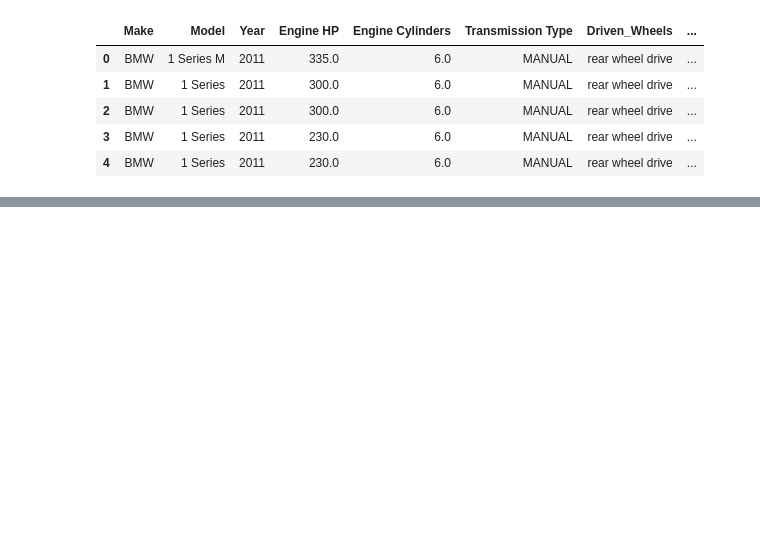
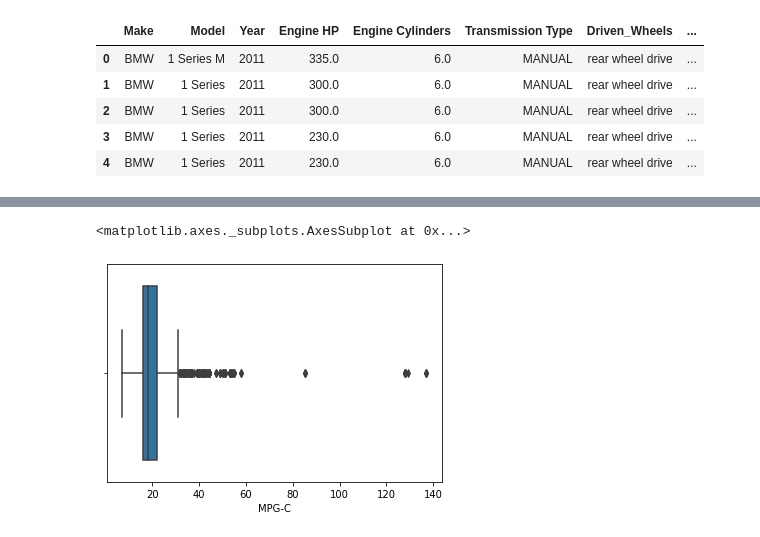
Before and after one commit to devkhetan/ML-Internship, a Jupyter notebook: ML_Internship_Project(B).ipynb, the cells around one changed output, grey strips where cells are left out. Cells and saved outputs as stored; diff of their text form; code cells hidden in the pictures; blank space fills up the shorter version.

```diff
--- a/ML_Internship_Project(B).ipynb
+++ b/ML_Internship_Project(B).ipynb
@@ -131,0 +218,5 @@ sample_data.head()
+# %%
+sns.boxplot(x=sample_data['MPG-C'])
+# %% [output]
+<matplotlib.axes._subplots.AxesSubplot at 0x...>
+[figure, added]
```
Also changed, not shown: parts of 16 cells of this notebook.
